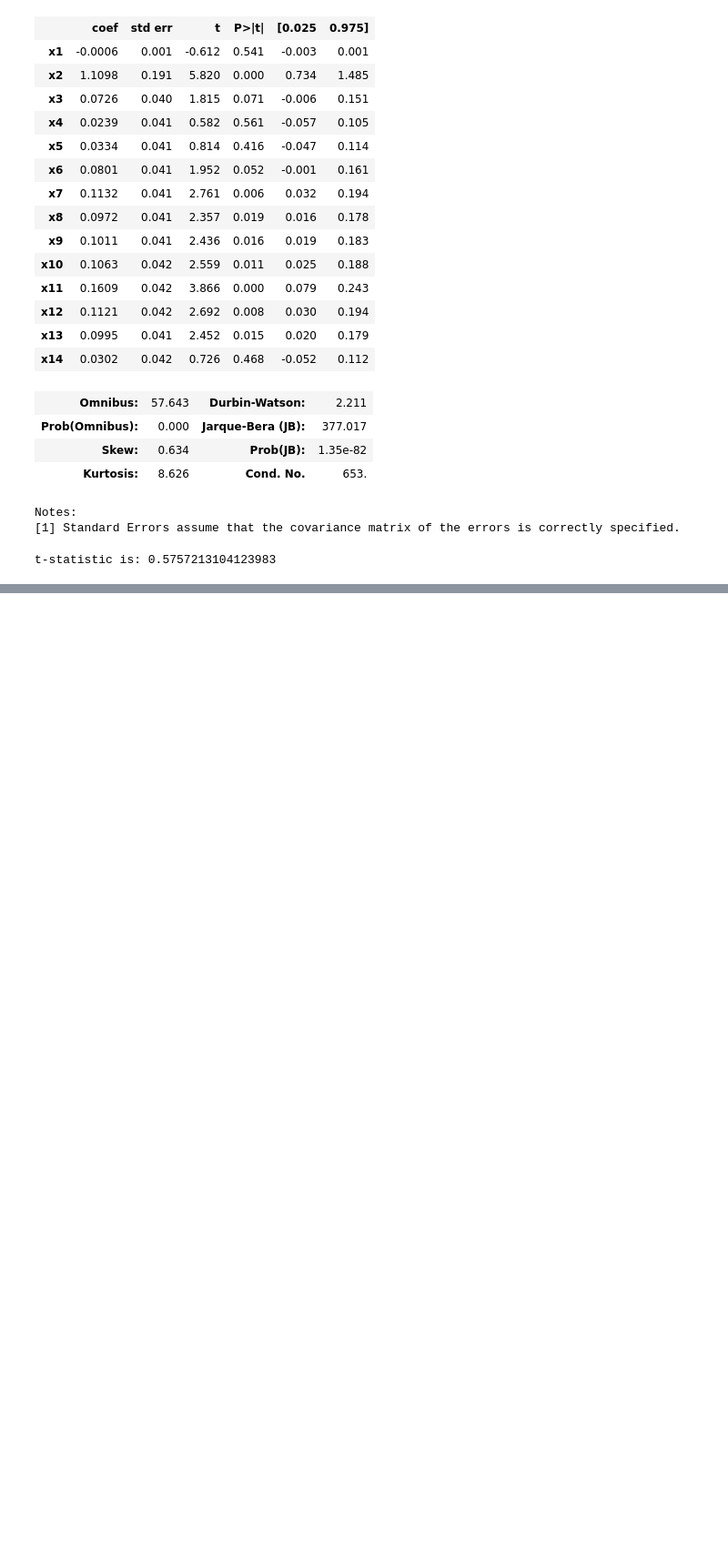
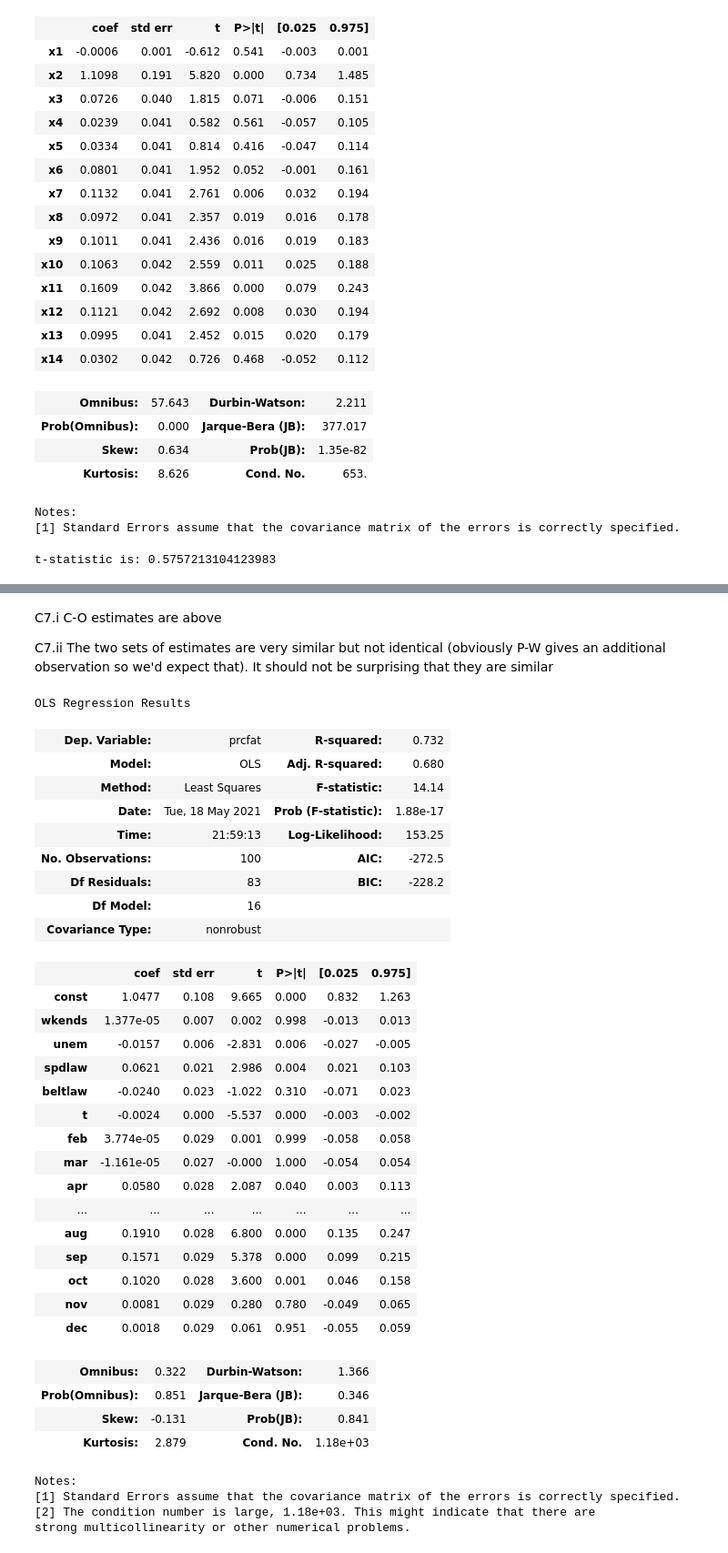
Before and after one commit to systemchalk/wooldridge_workbook, a Jupyter notebook: ch12.ipynb, the cells around one changed output, grey strips where cells are left out. Shown at 91% size. Cells and saved outputs as stored; diff of their text form; code cells hidden in the pictures; blank space fills up the shorter version.

```diff
--- a/ch12.ipynb
+++ b/ch12.ipynb
@@ -187,0 +351,2 @@ C2.iii Using the tricks learned earlier we subtract $gwage_t$ from the lagged va
+# %%
+model.predict(exog = sm.add_constant(fair.loc[fair.year > 1992,["partyWH", "incum", "pWHgnews", "pWHinf"]], has_constant = "add"))
@@ -187,0 +424,5 @@ C2.iii Using the tricks learned earlier we subtract $gwage_t$ from the lagged va
+# %%
+# Exercise 6
+consump = pd.read_stata("stata/consump.dta")
+model = sm.OLS(consump.gc, sm.add_constant(consump[["gy"]]), missing = "drop").fit()
+sm.OLS(model.resid, model.resid.shift(1), missing = "drop").fit().summary()
@@ -187,0 +449,8 @@ C2.iii Using the tricks learned earlier we subtract $gwage_t$ from the lagged va
+# %%
+data = consump[["gc", "gc_1"]]
+data["gc_1_sq"] = np.power(data["gc_1"], 2)
+data = data.dropna()
+X = sm.add_constant(data[["gc_1"]])
+model = sm.OLS(data.gc, X).fit()
+
+sm.OLS(model.resid ** 2, sm.add_constant(data[["gc_1", "gc_1_sq"]])).fit().summary()
@@ -187,0 +489,7 @@ C2.iii Using the tricks learned earlier we subtract $gwage_t$ from the lagged va
+# %%
+# Exercise 7
+barium = pd.read_stata("stata/BARIUM.DTA")
+X = sm.add_constant(barium[["lchempi", "lgas", "lrtwex", "befile6", "affile6", "afdec6"]])
+model = sm.OLS(barium.lchnimp, X).fit()
+
+FGLS_AR1(model).summary()
@@ -187,0 +563,46 @@ C2.iii Using the tricks learned earlier we subtract $gwage_t$ from the lagged va
+# %% [markdown]
+C7.i C-O estimates are above
+
+C7.ii The two sets of estimates are very similar but not identical (obviously P-W gives an additional observation so we'd expect that). It should not be surprising that they are similar
+# %%
+# Exercise 8
+traffic2 = pd.read_stata("stata/TRAFFIC2.DTA")
+X = sm.add_constant(traffic2[["wkends", "unem", "spdlaw", "beltlaw", "t", "feb", "mar", "apr", "may", "jun", "jul", "aug", "sep", "oct", "nov", "dec"]])
+y = traffic2["prcfat"]
+model = sm.OLS(y, X, missing = "drop").fit()
+model.summary()
+# %% [output]
+OLS Regression Results
+| Dep. Variable: | prcfat | R-squared: | 0.732 |
+| Model: | OLS | Adj. R-squared: | 0.680 |
+| Method: | Least Squares | F-statistic: | 14.14 |
+| Date: | Tue, 18 May 2021 | Prob (F-statistic): | 1.88e-17 |
+| Time: | 21:59:13 | Log-Likelihood: | 153.25 |
+| No. Observations: | 100 | AIC: | -272.5 |
+| Df Residuals: | 83 | BIC: | -228.2 |
+| Df Model: | 16 |  |  |
+| Covariance Type: | nonrobust |  |  |
+|  | coef | std err | t | P>|t| | [0.025 | 0.975] |
+| const | 1.0477 | 0.108 | 9.665 | 0.000 | 0.832 | 1.263 |
+| wkends | 1.377e-05 | 0.007 | 0.002 | 0.998 | -0.013 | 0.013 |
+| unem | -0.0157 | 0.006 | -2.831 | 0.006 | -0.027 | -0.005 |
+| spdlaw | 0.0621 | 0.021 | 2.986 | 0.004 | 0.021 | 0.103 |
+| beltlaw | -0.0240 | 0.023 | -1.022 | 0.310 | -0.071 | 0.023 |
+| t | -0.0024 | 0.000 | -5.537 | 0.000 | -0.003 | -0.002 |
+| feb | 3.774e-05 | 0.029 | 0.001 | 0.999 | -0.058 | 0.058 |
+| mar | -1.161e-05 | 0.027 | -0.000 | 1.000 | -0.054 | 0.054 |
+| apr | 0.0580 | 0.028 | 2.087 | 0.040 | 0.003 | 0.113 |
+| ... | ... | ... | ... | ... | ... | ... |
+| aug | 0.1910 | 0.028 | 6.800 | 0.000 | 0.135 | 0.247 |
+| sep | 0.1571 | 0.029 | 5.378 | 0.000 | 0.099 | 0.215 |
+| oct | 0.1020 | 0.028 | 3.600 | 0.001 | 0.046 | 0.158 |
+| nov | 0.0081 | 0.029 | 0.280 | 0.780 | -0.049 | 0.065 |
+| dec | 0.0018 | 0.029 | 0.061 | 0.951 | -0.055 | 0.059 |
+| Omnibus: | 0.322 | Durbin-Watson: | 1.366 |
+| Prob(Omnibus): | 0.851 | Jarque-Bera (JB): | 0.346 |
+| Skew: | -0.131 | Prob(JB): | 0.841 |
+| Kurtosis: | 2.879 | Cond. No. | 1.18e+03 |
+Notes:
+[1] Standard Errors assume that the covariance matrix of the errors is correctly specified.
+[2] The condition number is large, 1.18e+03. This might indicate that there are
+strong multicollinearity or other numerical problems.
```
Also changed, not shown: parts of 75 cells of this notebook.
